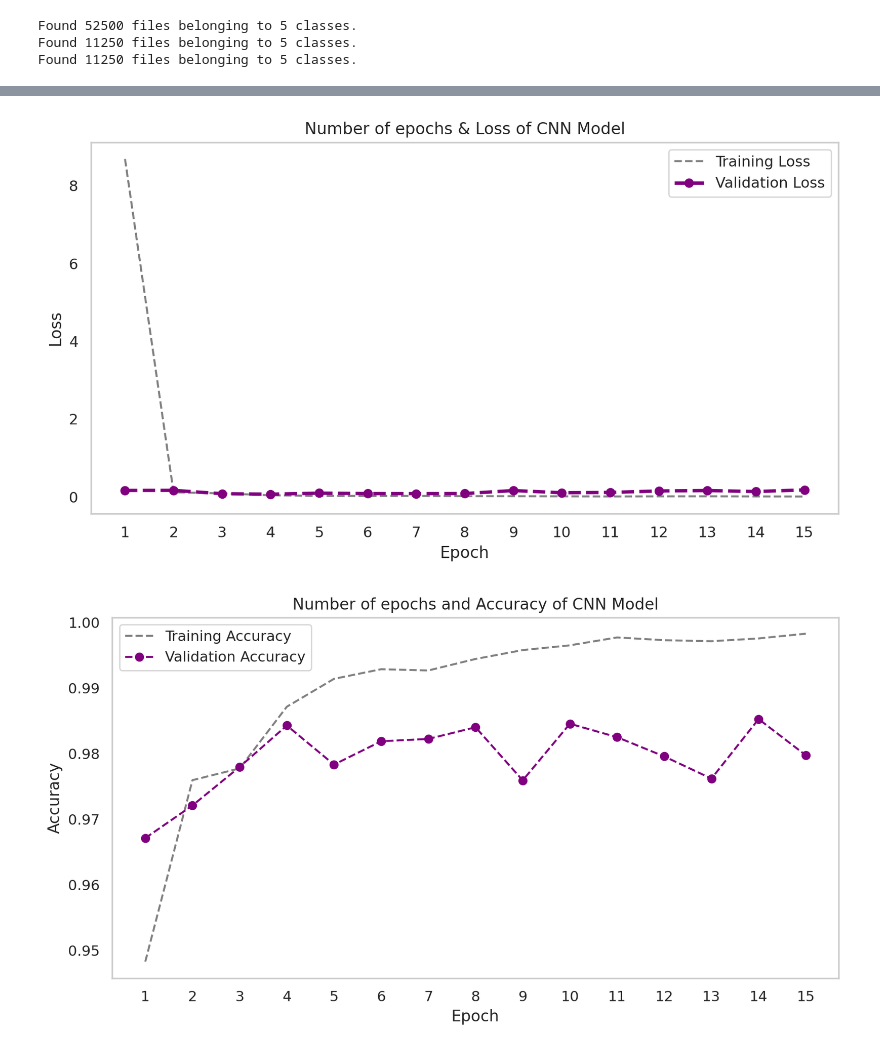
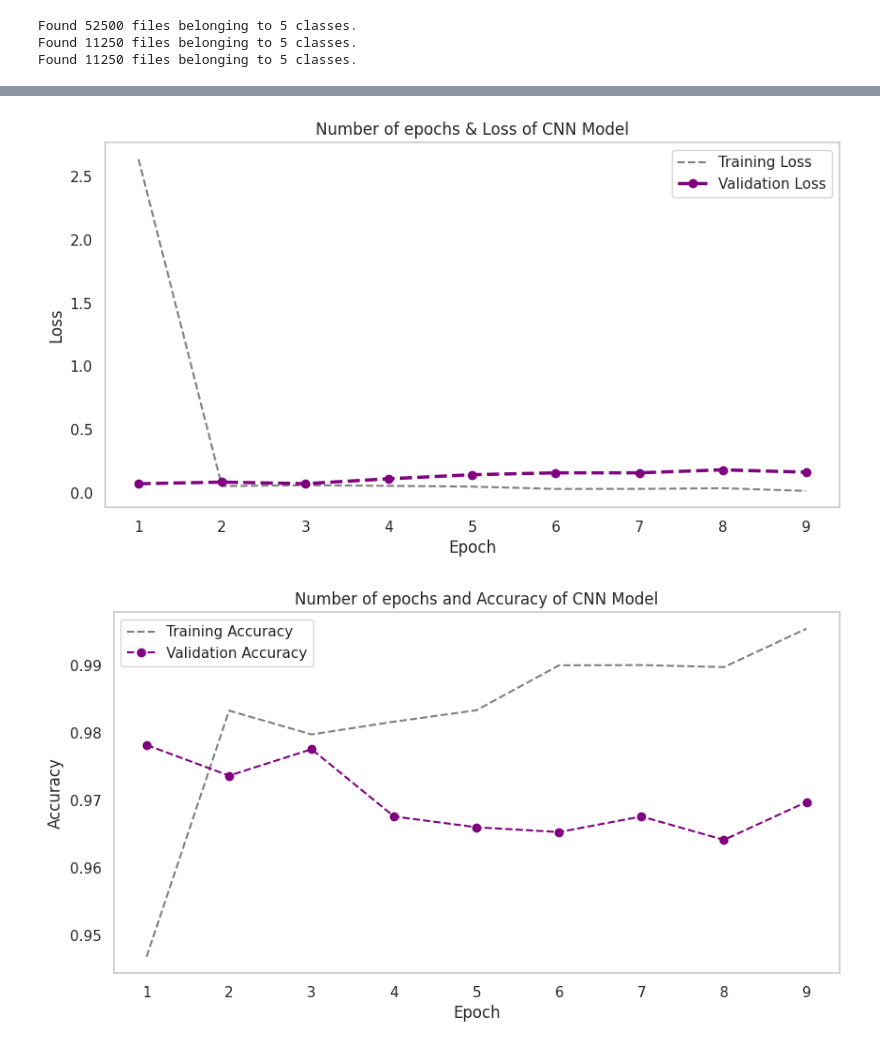
Before and after one commit to MohammadarefAhmadpoor/Rice-image-classification, a Jupyter notebook: code (Tensorflow).ipynb, the cells around one changed output, grey strips where cells are left out. Cells and saved outputs as stored; diff of their text form; code cells hidden in the pictures.

```diff
--- a/code (Tensorflow).ipynb
+++ b/code (Tensorflow).ipynb
@@ -99,7 +106,7 @@ df_path = pathlib.Path(df_path)
 splitfolders.ratio(df_path, output='df_splitted', seed=42, ratio=(0.7, 0.15, 0.15))
 # %%
 BATCH_SIZE = 32
-IMAGE_SIZE = (224, 224)
+IMAGE_SIZE = (250, 250)
 
 Train = keras.utils.image_dataset_from_directory(
     directory='/kaggle/working/df_splitted/train',
@@ -159,14 +166,15 @@ Test label: (32, 5)
 # %%
-INPUT_SHAPE = (224, 224, 3)
+INPUT_SHAPE = (250, 250, 3)
 
 cnn = Sequential()
 
-cnn.add(Conv2D(32, 3, activation='relu', input_shape=INPUT_SHAPE))
-cnn.add(MaxPooling2D(2, 2))
-cnn.add(MaxPooling2D(2, 2))
+cnn.add(Conv2D(6, (3, 3), activation='relu', input_shape=INPUT_SHAPE))
+cnn.add(MaxPooling2D((2, 2)))
+cnn.add(Conv2D(16, (3, 3), activation='relu'))
+cnn.add(MaxPooling2D((2, 2)))
 cnn.add(Flatten())
-cnn.add(Dense(512, activation='relu'))
-cnn.add(Dense(512, activation='relu'))
+cnn.add(Dense(120, activation='relu'))
+cnn.add(Dense(84, activation='relu'))
 cnn.add(Dense(5, activation='softmax'))
 
 cnn.compile(loss='categorical_crossentropy', optimizer=tf.keras.optimizers.Adam(learning_rate=0.001), metrics=['accuracy'])
@@ -195,4 +205,5 @@ Model: "sequential"
  Non-trainable params: 0 (0.00 B)
 # %%
-CNN_model = cnn.fit(Train, validation_data= Validation, epochs=15)
+CNN_model = cnn.fit(Train, validation_data= Validation, epochs=20,
+                    callbacks=tf.keras.callbacks.EarlyStopping(monitor='val_loss', patience=8, mode='auto'))
 # %% [output]
@@ -278,7 +271,7 @@ val_acc  = CNN_model.history['val_accuracy']
 # %%
 epoch_count = np.arange(1, len(training_loss) + 1)
 # %%
-fig, ax = plt.subplots(figsize=(10, 5), dpi=200)
+fig, ax = plt.subplots(figsize=(10, 5))
 
 ax.plot(epoch_count, training_loss, 'r--', color='gray', label='Training Loss')
 ax.plot(epoch_count, val_loss, '--bo', color='purple', linewidth=2.5, label='Validation Loss')
@@ -288,26 +281,26 @@ ax.set_title('Number of epochs & Loss of CNN Model')
 ax.set_xlabel('Epoch')
 ax.set_ylabel('Loss')
 
-ax.set_xticks(np.arange(1, 16))
+ax.set_xticks(np.arange(1, 10))
 ax.grid(False)
 
 plt.show()
 # %% [output]
-[figure, old version]
+[figure, new version]
 # %%
-fig, ax = plt.subplots(figsize=(10, 5), dpi=200)
+fig, ax = plt.subplots(figsize=(10, 5))
 
 ax.plot(epoch_count, training_acc, 'r--', color='gray', label='Training Accuracy')
 ax.plot(epoch_count, val_acc, '--bo', color='purple', label='Validation Accuracy')
 
 ax.legend()
 ax.set_title('Number of epochs and Accuracy of CNN Model')
 ax.set_xlabel('Epoch')
 ax.set_ylabel('Accuracy')
 
-ax.set_xticks(np.arange(1, 16))
+ax.set_xticks(np.arange(1, 10))
 ax.grid(False)
 
 plt.show()
 # %% [output]
-[figure, old version]
+[figure, new version]
```
Also changed, not shown: parts of 10 cells of this notebook, 14 other files.
